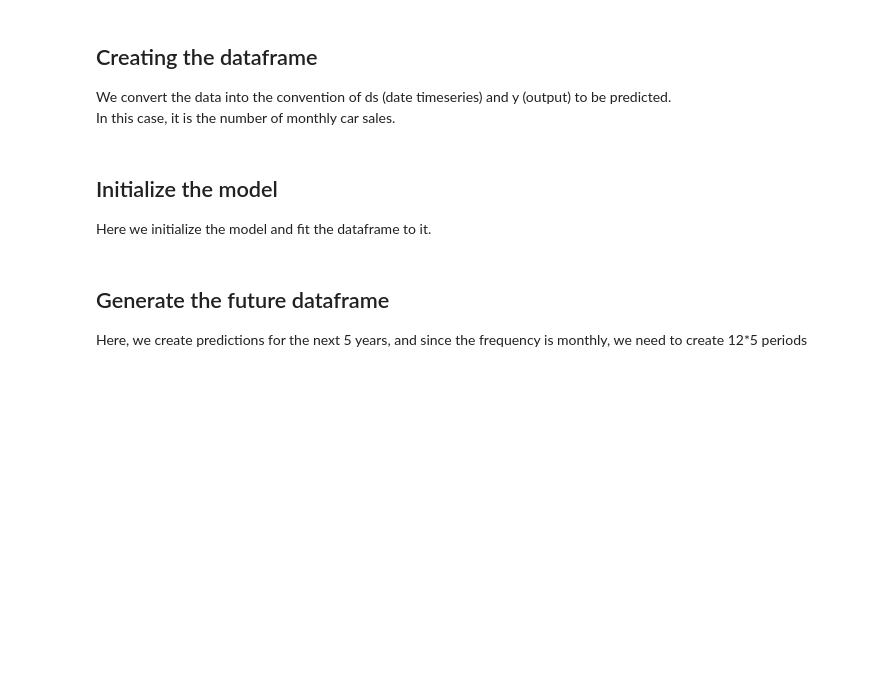
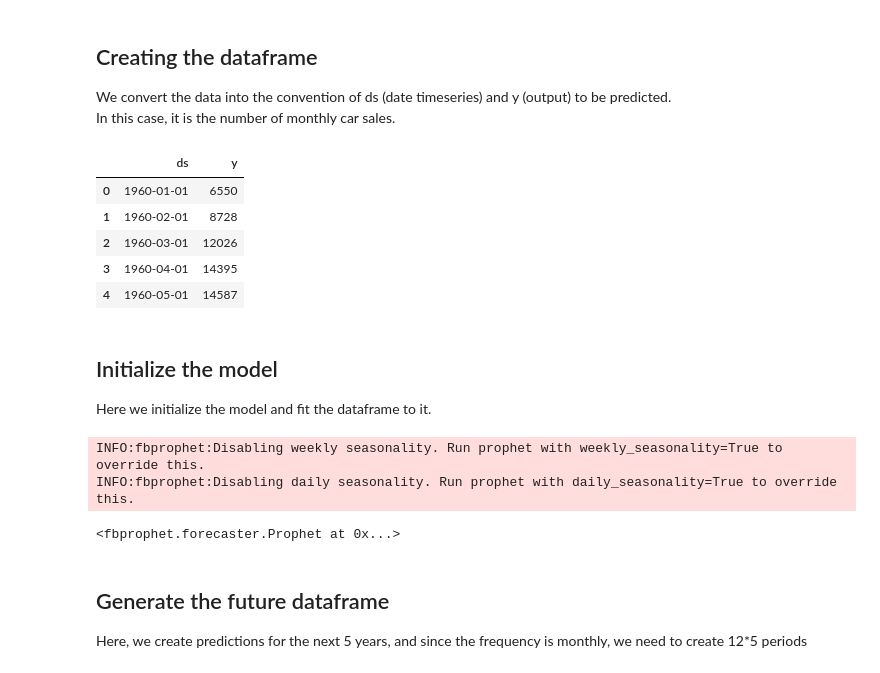
Before and after one commit to TomasCostaK/Prophet_Timeseries, a Jupyter notebook: PROPHET.ipynb, the cells around one changed output. Cells and saved outputs as stored; diff of their text form; code cells hidden in the pictures; blank space fills up the shorter version.

```diff
--- a/PROPHET.ipynb
+++ b/PROPHET.ipynb
@@ -24,15 +31,26 @@ We convert the data into the convention of ds (date timeseries) and y (output) t
 In this case, it is the number of monthly car sales.
 # %%
 df = pd.DataFrame()
-df['ds'] = pd.to_datetime(data['ds'])
-df['y'] = data['y']
+df['ds'] = pd.to_datetime(data['Month'])
+df['y'] = data['Sales']
 df.head()
+# %% [output]
+|  | ds | y |
+| 0 | 1960-01-01 | 6550 |
+| 1 | 1960-02-01 | 8728 |
+| 2 | 1960-03-01 | 12026 |
+| 3 | 1960-04-01 | 14395 |
+| 4 | 1960-05-01 | 14587 |
 # %% [markdown]
 ## Initialize the model
 Here we initialize the model and fit the dataframe to it.
 # %%
 m = Prophet()
 m.fit(df)
+# %% [output]
+INFO:fbprophet:Disabling weekly seasonality. Run prophet with weekly_seasonality=True to override this.
+INFO:fbprophet:Disabling daily seasonality. Run prophet with daily_seasonality=True to override this.
+<fbprophet.forecaster.Prophet at 0x...>
 # %% [markdown]
 ## Generate the future dataframe
 Here, we create predictions for the next 5 years, and since the frequency is monthly, we need to create 12*5 periods
```
Also changed, not shown: parts of 3 cells of this notebook.
